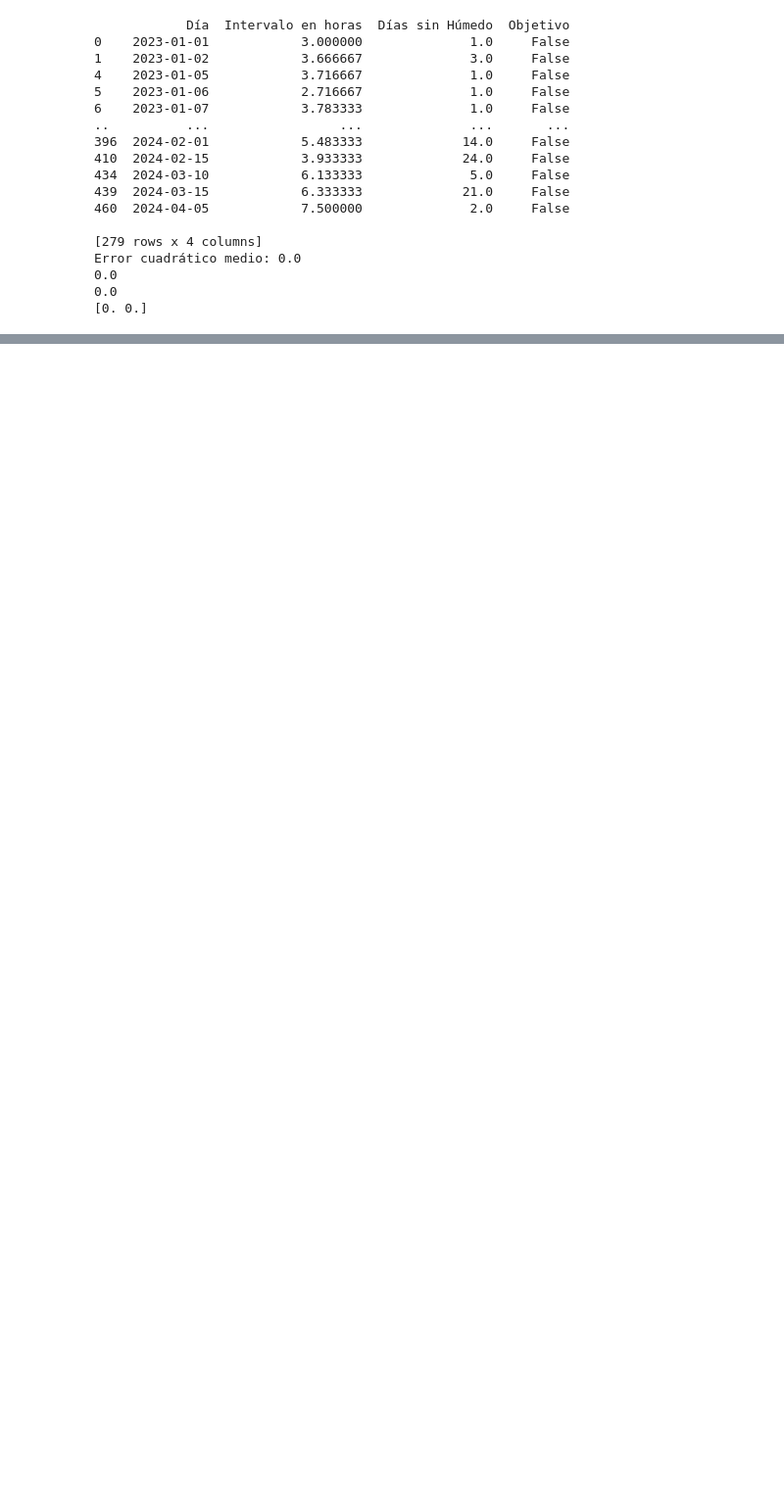
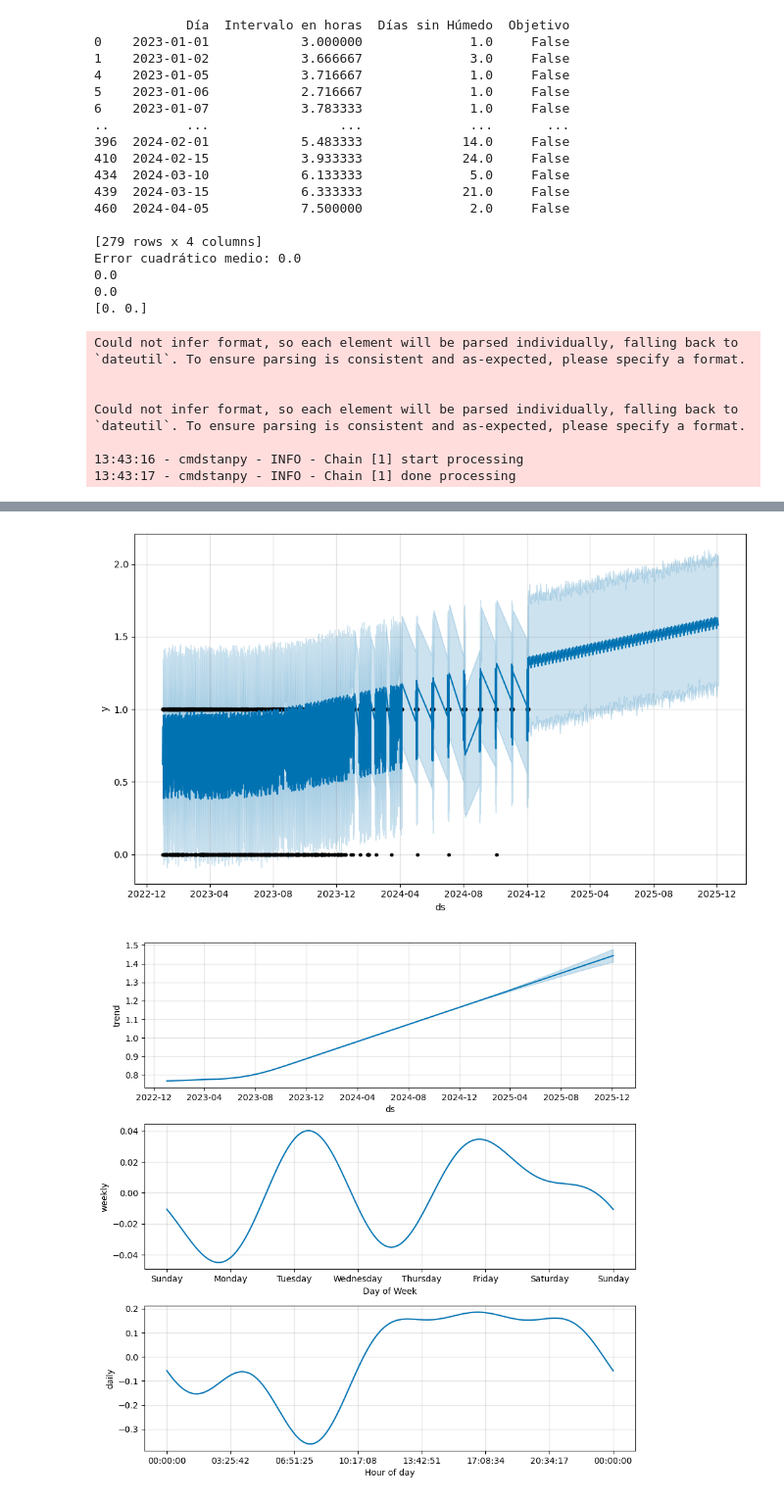
Before and after one commit to DanielContrerasAladro/ML, a Jupyter notebook: MachineLearning/pañales.ipynb, the cells around one changed output, grey strips where cells are left out. Shown at 98% size. Cells and saved outputs as stored; diff of their text form; code cells hidden in the pictures; blank space fills up the shorter version.

```diff
--- a/MachineLearning/pañales.ipynb
+++ b/MachineLearning/pañales.ipynb
@@ -1714,3 +1714,46 @@ Error cuadrático medio: 0.0
 0.0
 0.0
 [0. 0.]
+# %%
+
+import pandas as pd
+from prophet import Prophet
+
+# create a dataframe with the given values
+df = pd.DataFrame({'ds': [x[1] for x in data], 'y': [x[2] for x in data]})
+df['y'] = df['y'].replace({'Húmedo': 0, 'Seco': 1})
+
+# create a Prophet model
+model = Prophet()
+
+# fit the model to the data
+model.fit(df)
+
+# create a dataframe for future predictions
+future = model.make_future_dataframe(periods=365)
+
+print(future)
+
+# make predictions
+forecast = model.predict(future)
+
+# print the predicted values for the next month
+print(forecast[['ds', 'yhat', 'yhat_lower', 'yhat_upper']].tail())
+
+fig1 = model.plot(forecast)
+
+fig2 = model.plot_components(forecast)
+
+from prophet.plot import plot_plotly, plot_components_plotly
+
+plot_plotly(model, forecast)
+
+plot_components_plotly(model, forecast)
+# %% [output]
+Could not infer format, so each element will be parsed individually, falling back to `dateutil`. To ensure parsing is consistent and as-expected, please specify a format.
+
+
+Could not infer format, so each element will be parsed individually, falling back to `dateutil`. To ensure parsing is consistent and as-expected, please specify a format.
+
+13:43:16 - cmdstanpy - INFO - Chain [1] start processing
+13:43:17 - cmdstanpy - INFO - Chain [1] done processing
@@ -1716,0 +1780,2 @@ Error cuadrático medio: 0.0
+[figure, added]
+[figure, added]
```
Also changed, not shown: parts of 1 cell of this notebook.
